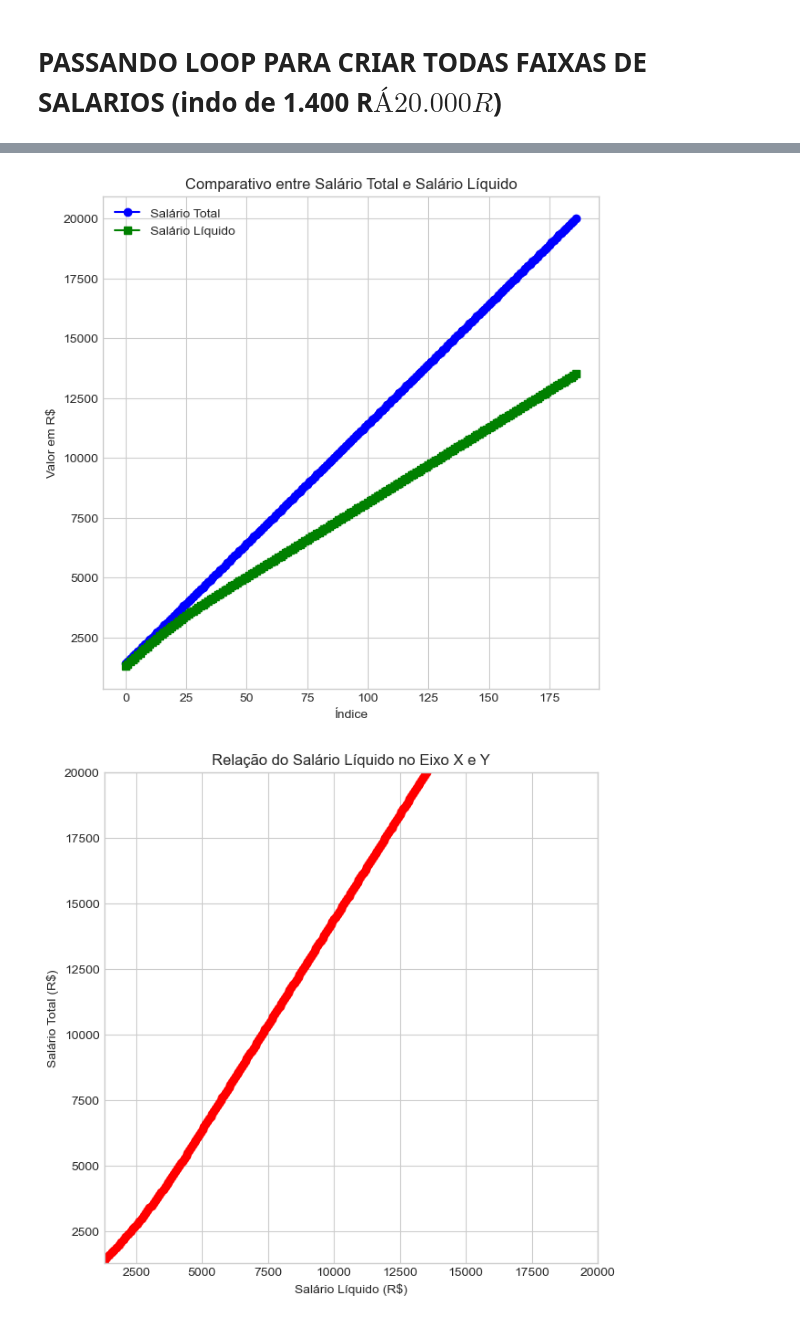
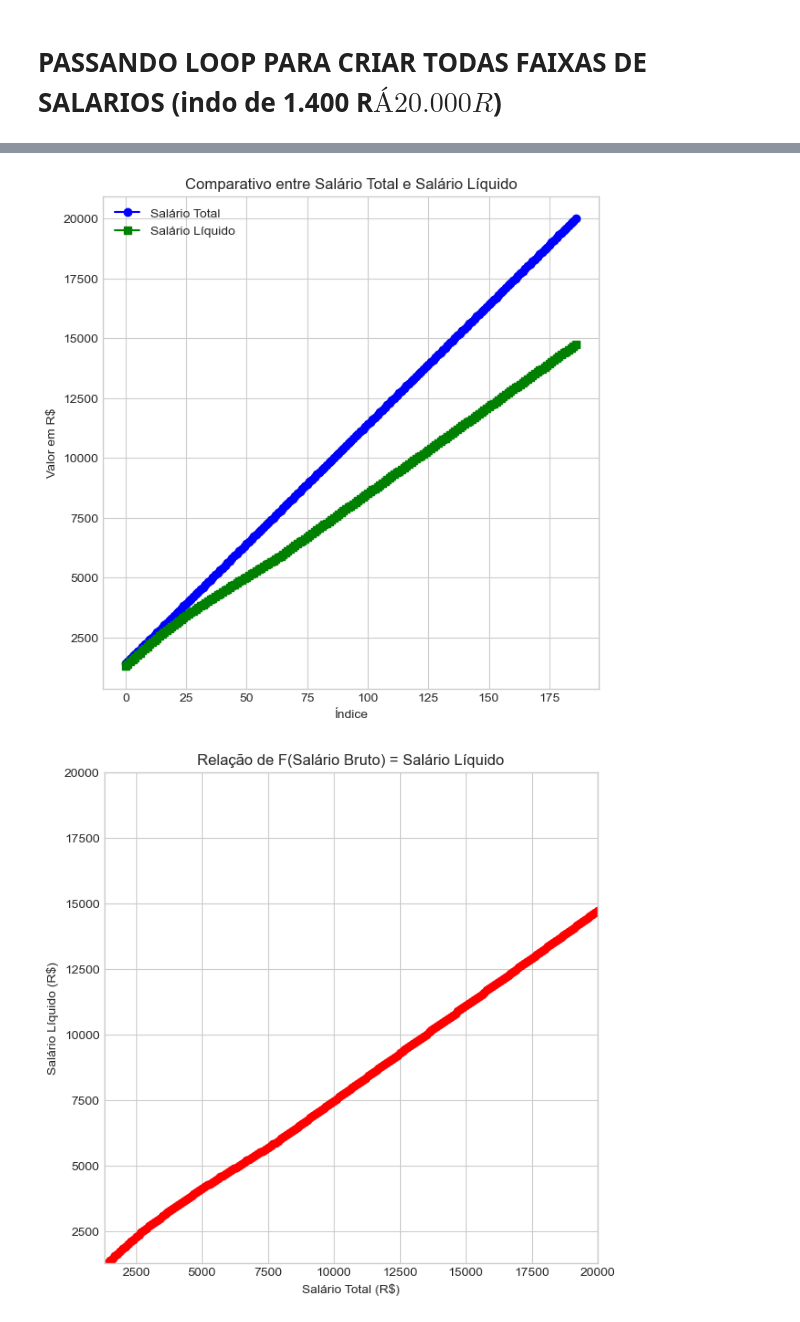
Before and after one commit to GabrielGabes/CalculosTrabalhitas, a Jupyter notebook: 0 - Calculando Faixas.ipynb, the cells around one changed output, grey strips where cells are left out. Saved outputs shown, nothing was run; the diff lists cells and outputs as text; code cells hidden in the pictures.

```diff
--- a/0 - Calculando Faixas.ipynb
+++ b/0 - Calculando Faixas.ipynb
@@ -186,7 +197,7 @@ print('dependentes =',round(valor_por_dependente, 2),'\n')
 dependentes = 189.59
 # %%
 print('*'*5, 'I.R.R.F - imposto de renda', '*'*5)
-IRPF = salario_total - INSS - valor_por_dependente
+IRPF = salario_bruto - INSS - valor_por_dependente
 print('base calculo =', round(IRPF,2),'\n')
 def calcular_irrf(salario):
     if salario <= 2259.20:
@@ -238,7 +249,7 @@ I.R.R.F = 302.84
 print('*'*5, 'VALE TRANSPORTE', '*'*5)
 percent_vale_transporte = 6/100
 print('Taxa padrão vale transporte', str(6)+'%')
-vale_transporte = salario*percent_vale_transporte
+vale_transporte = salario_bruto*percent_vale_transporte
 print('Vale Transporte =', round(vale_transporte,2),'\n')
 # %% [output]
 ***** VALE TRANSPORTE *****
@@ -255,7 +266,7 @@ total descontos = 1121.66
 # %%
 ############################################################
 print('*'*10, 'SALARIO LIQUIDO', '*'*10)
-salario_liquido = salario_total - total_descontos
+salario_liquido = salario_bruto - total_descontos
 print('salario liquido =', round(salario_liquido,2))
 # %% [output]
 ********** SALARIO LIQUIDO **********
@@ -265,7 +274,7 @@ salario liquido = 3878.34
 # %% [markdown]
 # PASSANDO LOOP PARA CRIAR TODAS FAIXAS DE SALARIOS (indo de 1.400 R$ Á 20.000 R$)
 # %%
-df = pd.DataFrame(columns=['salario','salario_total',
+df = pd.DataFrame(columns=['salario','salario_bruto',
                            'INSS',
                            'percent_IRRF','deducao_IRRF','IRRF',
                            #'vale_transporte',
@@ -273,28 +282,26 @@ df = pd.DataFrame(columns=['salario','salario_total',
 
 for salario in range(1400, 20100, 100):
     #adicional_insalubridade = 282.4
-    #arredond_mes = 0.87
 
-    salario_total_0 = salario #+ adicional_insalubridade
-    salario_total = salario #+ arredond_mes #+ adicional_insalubridade
+    salario_bruto = salario #+ adicional_insalubridade
 
-    INSS = calcular_inss(salario_total_0)
+    INSS = calcular_inss(salario_bruto)
 
     qdt_dependente = 0
     valor_por_dependente = 189.59 * qdt_dependente
 
-    IRPF = salario_total - INSS - valor_por_dependente
+    IRPF = salario_bruto - INSS - valor_por_dependente
     percent_IRRF  = calcular_irrf(IRPF)[1]
     deducao_IRRF  = calcular_irrf(IRPF)[2]
     IRRF = calcular_irrf(IRPF)[0]
 
-    #percent_vale_transporte = 0 #6/100
+    percent_vale_transporte = 6/100
     #vale_transporte = salario*percent_vale_transporte
 
     total_descontos = INSS + IRRF #+ vale_transporte
-    salario_liquido = salario_total - total_descontos
+    salario_liquido = salario_bruto - total_descontos
 
-    df.loc[len(df)] = [salario,salario_total,
+    df.loc[len(df)] = [salario,salario_bruto,
                        INSS,
                        percent_IRRF,deducao_IRRF,IRRF,
                        #vale_transporte,
@@ -319,7 +326,7 @@ df
 df.to_excel('dados.xlsx', index=False)
 # %%
 plt.figure(figsize=(7, 7))
-plt.plot(df.index, df['salario_total'], label='Salário Total', color='blue', marker='o', linestyle='-')
+plt.plot(df.index, df['salario_bruto'], label='Salário Total', color='blue', marker='o', linestyle='-')
 plt.plot(df.index, df['salario_liquido'], label='Salário Líquido', color='green', marker='s', linestyle='-')
 
 plt.title('Comparativo entre Salário Total e Salário Líquido')
@@ -329,20 +336,20 @@ plt.legend()
 plt.grid(True)
 plt.show()
 # %% [output]
-[figure, old version]
+[figure, new version]
 # %%
 plt.figure(figsize=(7, 7))
-plt.scatter(df['salario_liquido'], df['salario_total'], color='red', marker='o')
+plt.scatter(df['salario_bruto'], df['salario_liquido'], color='red', marker='o')
 
-plt.title('Relação do Salário Líquido no Eixo X e Y')
-plt.xlabel('Salário Líquido (R$)'); plt.ylabel('Salário Total (R$)')
+plt.title('Relação de F(Salário Bruto) = Salário Líquido')
+plt.xlabel('Salário Total (R$)'); plt.ylabel('Salário Líquido (R$)')
 
-minimo = min(pd.concat([df['salario_liquido'], df['salario_total']]))
-maximo = max(pd.concat([df['salario_liquido'], df['salario_total']]))
+minimo = min(pd.concat([df['salario_bruto'], df['salario_liquido']]))
+maximo = max(pd.concat([df['salario_bruto'], df['salario_liquido']]))
 plt.xlim(minimo, maximo)
 plt.ylim(minimo, maximo)
 
 plt.grid(True)
 plt.show()
 # %% [output]
-[figure, old version]
+[figure, new version]
```
Also changed, not shown: parts of 14 cells of this notebook, 18 other files.
